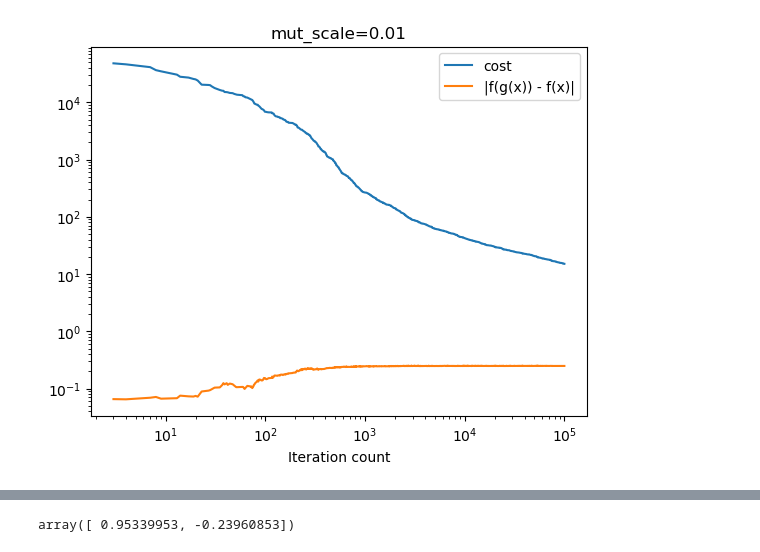
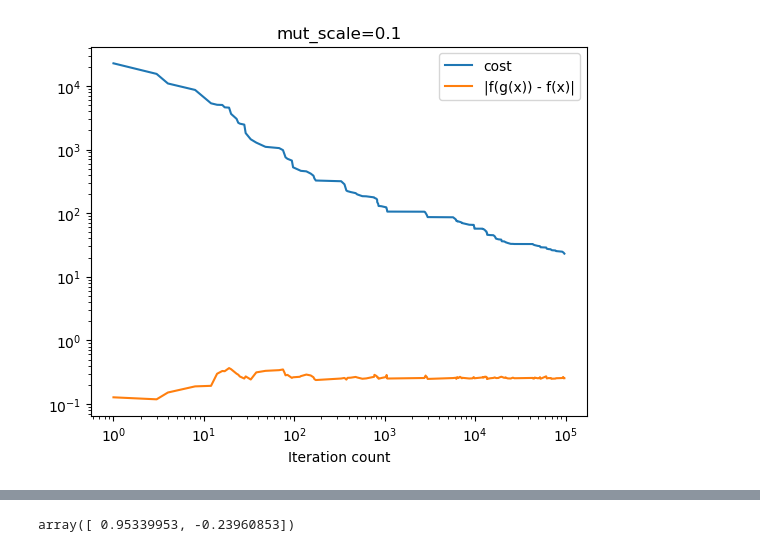
Before and after one commit to martinclaus/metamorphic-relation-detection, a Jupyter notebook: optimization.ipynb, the cells around one changed output, grey strips where cells are left out. Cells and saved outputs as stored; diff of their text form; code cells hidden in the pictures.

Commit message:
Abstract cost function

```diff
--- a/optimization.ipynb
+++ b/optimization.ipynb
@@ -15,3 +15,12 @@ def plot_convergence(optimizer):
     plt.legend()
 # %%
 input = create_training_data()
+# %%
+from mereldet import MRCandidate
+
+cost_function = CostFunction(function_under_test["prod"], [MRCandidate.from_identity()])
+
+optimizer = Optimizer(cost_function, input)
+%time mr = optimizer.optimize(mut_scale=MUT_SCALE, timeout=100_000)
+plot_convergence(optimizer)
+plt.title(f"mut_scale={MUT_SCALE}");
@@ -18,6 +50,6 @@ input = create_training_data()
 # %%
-optimizer = Optimizer(function_under_test["prod"], calculate_cost, input)
-%time mr = optimizer.optimize(mut_scale=MUT_SCALE, timeout=100_000)
+optimizer = Optimizer(cost_function, input)
+%time mr = optimizer.optimize(mut_scale=10*MUT_SCALE, timeout=100_000)
 plot_convergence(optimizer)
-plt.title(f"mut_scale={MUT_SCALE}");
+plt.title(f"mut_scale={1e1 * MUT_SCALE}");
 # %% [output]
@@ -26 +58 @@ Wall time: 55.5 s
-[figure, old version]
+[figure, new version]
```
Also changed, not shown: parts of 12 cells of this notebook, 2 other files.
